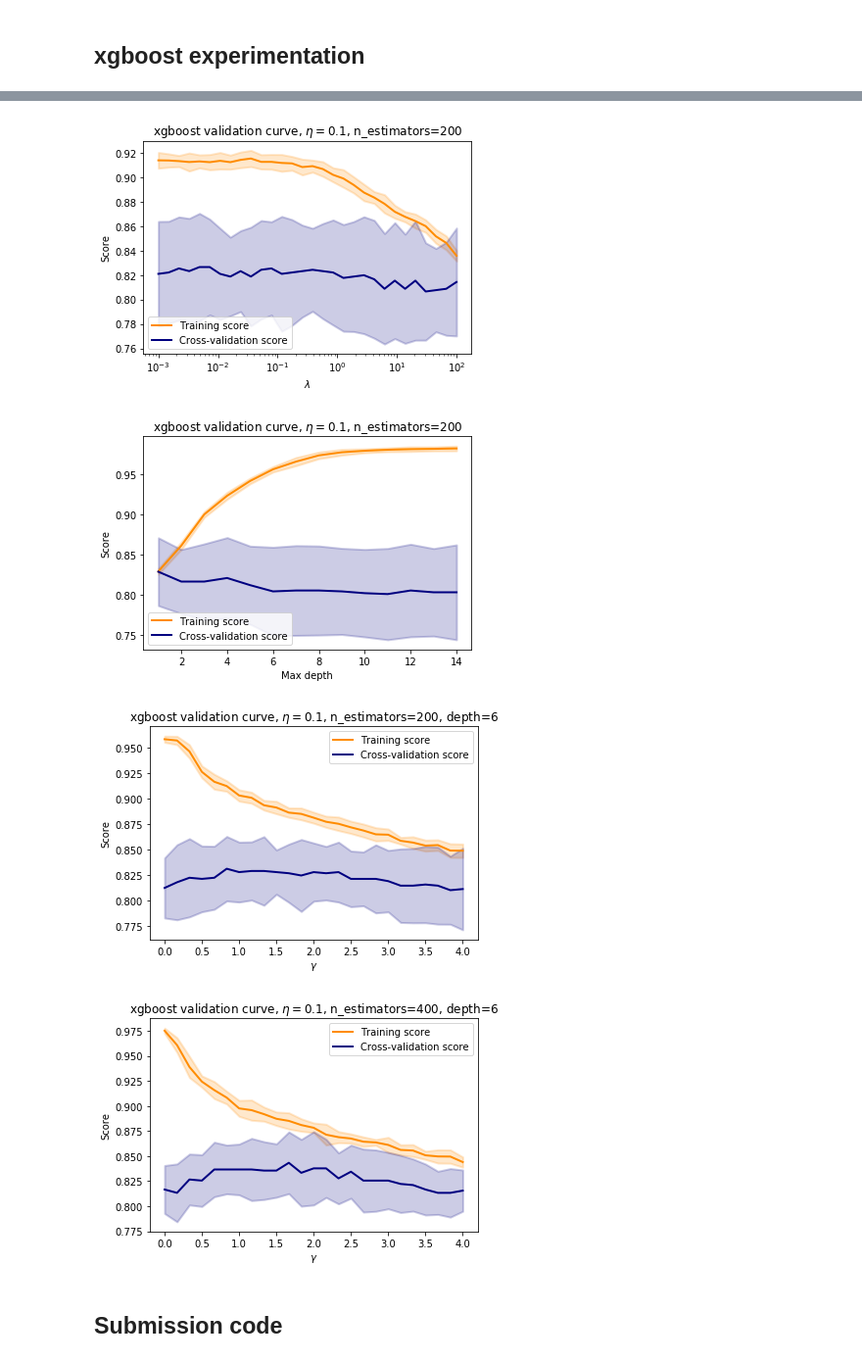
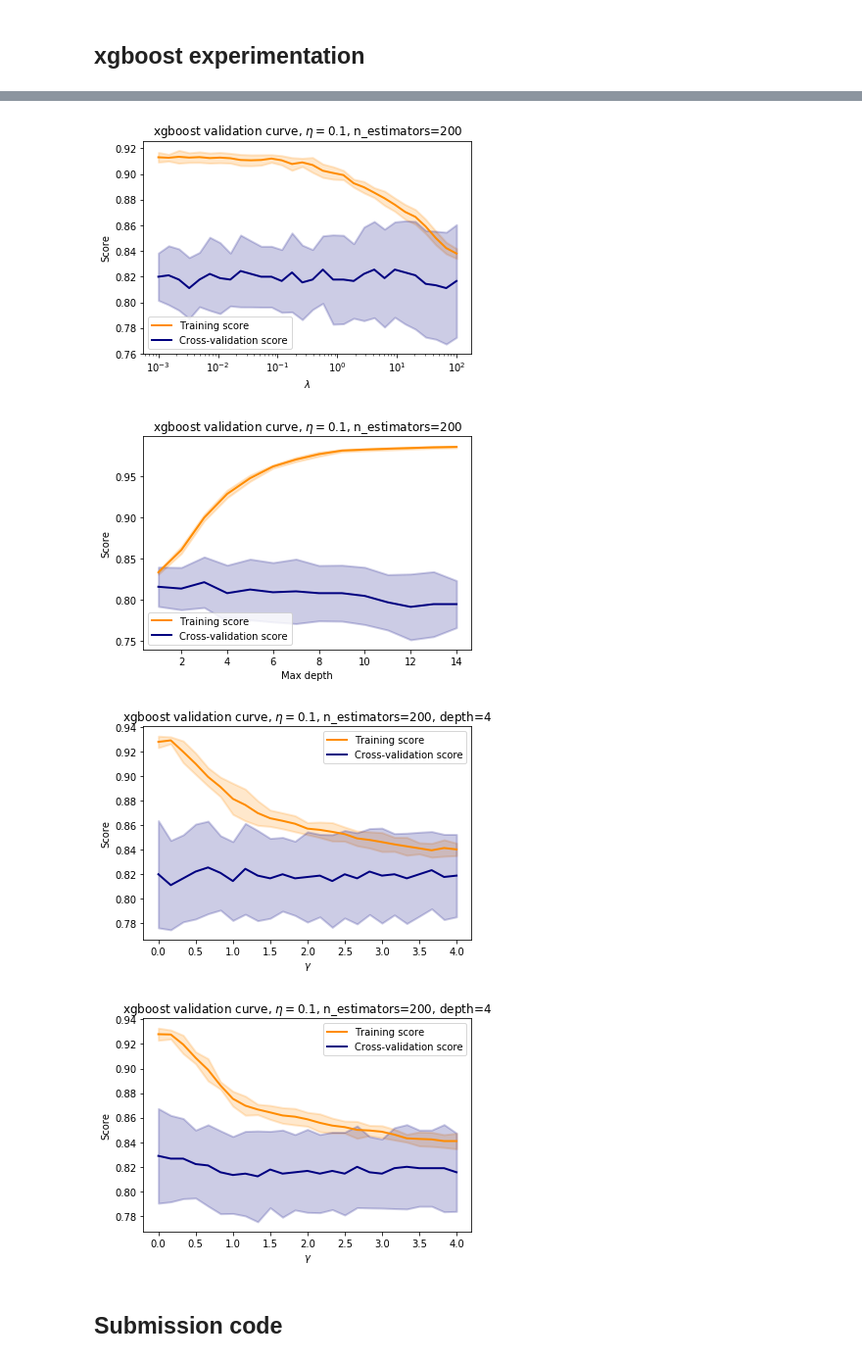
Before and after one commit to Hodapp87/kaggle-titanic, a Jupyter notebook: Scratch for Titanic competition on Kaggle.ipynb, the cells around one changed output, grey strips where cells are left out. Shown: that part at 98% size. Drawn from its saved outputs; the diff is of its cells as text; code cells hidden in the pictures.

```diff
--- a/Scratch for Titanic competition on Kaggle.ipynb
+++ b/Scratch for Titanic competition on Kaggle.ipynb
@@ -98,12 +98,12 @@ train_raw.head(5)
 train = xform_input(train_raw)
 
 # Select columns ('prefix_cols' grabs entire group by prefix):
-prefix_cols = ["Embarked", "Title"] #, "Cabin"]
+prefix_cols = ["Title"] #"Embarked", "Cabin"]
 def matches_prefix(col):
     for p in prefix_cols:
         if col.startswith(p): return True
     return False
-cols = ["Sex", "Age", "Fare", "SibSp", "Parch"] + \
+cols = ["Sex", "Age", "Fare", "SibSp", "Parch", "Cabin_N", "Embarked_C"] + \
     [i for i in train.columns if matches_prefix(i)]
 # ["FarePer", "Count", "Pclass"] \
 train_X = train.loc[:, cols]
@@ -165,7 +164,7 @@ dtype: int64
 # Replace missing values of Age based on other values.
 # Since this is an unrelated model (not the one we are predicting
 # Survived from), we aren't tainting it by including test data in it.
-rfr = sklearn.ensemble.RandomForestRegressor()
+rfr = sklearn.ensemble.RandomForestRegressor(n_estimators=2000, n_jobs=-1)
 rfr = rfr.fit(age_valid_X, age_valid_Y)
 # %%
 train_X.loc[mask_train, "Age"] = rfr.predict(train_age_null)
@@ -429,7 +440,7 @@ plt.title("xgboost validation curve, $\eta=0.1$, n_estimators=200")
 plt.xlabel("$\lambda$")
 plot_validation(train_scores, valid_scores, rng)
 # %% [output]
-[figure, old version]
+[figure, new version]
 # %%
 xgb = xgboost.sklearn.XGBClassifier(nthread=-1, seed=12345, learning_rate=0.1, n_estimators=200)
 rng = numpy.arange(1, 15)
@@ -440,29 +451,29 @@ plt.title("xgboost validation curve, $\eta=0.1$, n_estimators=200")
 plt.xlabel("Max depth")
 plot_validation(train_scores, valid_scores, rng, linear=True)
 # %% [output]
-[figure, old version]
+[figure, new version]
 # %%
-xgb = xgboost.sklearn.XGBClassifier(nthread=-1, seed=12345, learning_rate=0.1, n_estimators=200, max_depth=6)
+xgb = xgboost.sklearn.XGBClassifier(nthread=-1, seed=12345, learning_rate=0.1, n_estimators=200, max_depth=4)
 rng = numpy.linspace(0, 4, 25)
 train_scores, valid_scores = sklearn.model_selection.validation_curve(
     xgb, train_X, train_Y,
     "gamma", rng, cv=sklearn.model_selection.StratifiedShuffleSplit())
-plt.title("xgboost validation curve, $\eta=0.1$, n_estimators=200, depth=6")
+plt.title("xgboost validation curve, $\eta=0.1$, n_estimators=200, depth=4")
 plt.xlabel("$\gamma$")
 plot_validation(train_scores, valid_scores, rng, linear=True)
 # %% [output]
-[figure, old version]
+[figure, new version]
 # %%
-xgb = xgboost.sklearn.XGBClassifier(nthread=-1, seed=12345, learning_rate=0.1, n_estimators=400, max_depth=6)
+xgb = xgboost.sklearn.XGBClassifier(nthread=-1, seed=12345, learning_rate=0.1, n_estimators=200, max_depth=4)
 rng = numpy.linspace(0, 4, 25)
 train_scores, valid_scores = sklearn.model_selection.validation_curve(
     xgb, train_X, train_Y,
     "gamma", rng, cv=sklearn.model_selection.StratifiedShuffleSplit())
-plt.title("xgboost validation curve, $\eta=0.1$, n_estimators=400, depth=6")
+plt.title("xgboost validation curve, $\eta=0.1$, n_estimators=200, depth=4")
 plt.xlabel("$\gamma$")
 plot_validation(train_scores, valid_scores, rng, linear=True)
 # %% [output]
-[figure, old version]
+[figure, new version]
 # %% [markdown]
 ## Submission code
 # %%
```
Also changed, not shown: parts of 24 cells of this notebook.
